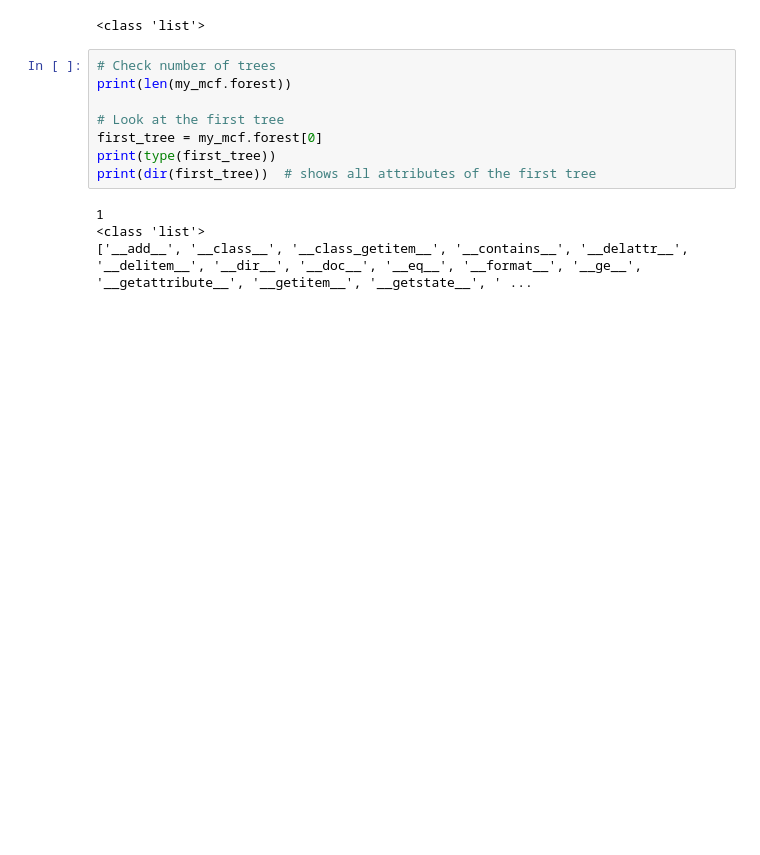
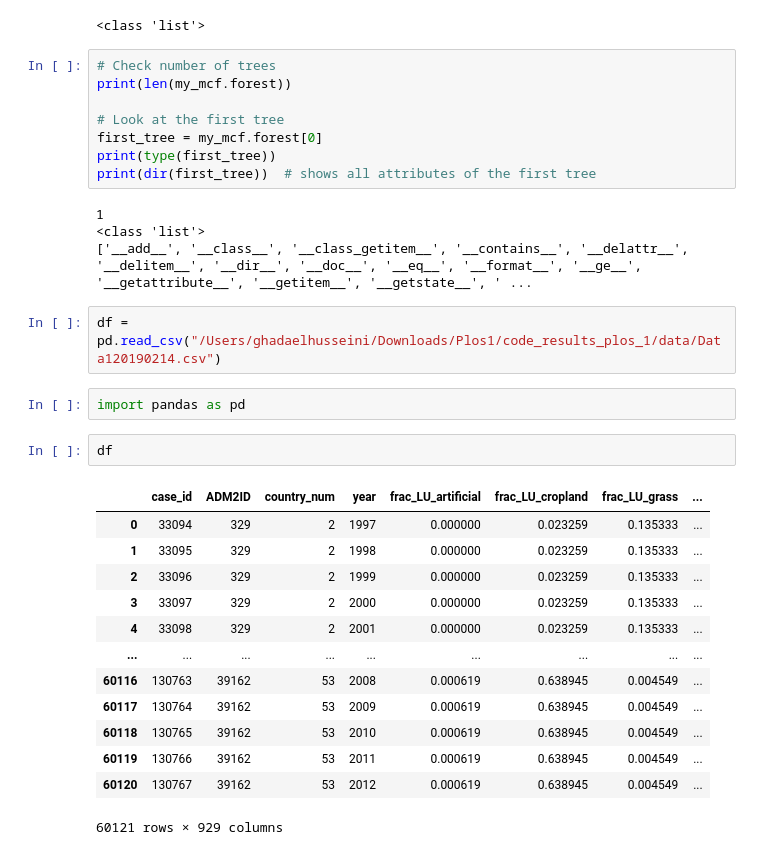
Before and after one commit to GhadaElhusseini/Masters_Thesis, a Jupyter notebook: Example_data.ipynb, the cells around one changed output. Cells and saved outputs as stored; diff of their text form; blank space fills up the shorter version.

```diff
--- a/Example_data.ipynb
+++ b/Example_data.ipynb
@@ -304,3 +304,23 @@ print(dir(first_tree))  # shows all attributes of the first tree
 1
 <class 'list'>
 ['__add__', '__class__', '__class_getitem__', '__contains__', '__delattr__', '__delitem__', '__dir__', '__doc__', '__eq__', '__format__', '__ge__', '__getattribute__', '__getitem__', '__getstate__', ' ...
+# %%
+df = pd.read_csv("/Users/ghadaelhusseini/Downloads/Plos1/code_results_plos_1/data/Data120190214.csv")
+# %%
+import pandas as pd
+# %%
+df
+# %% [output]
+|  | case_id | ADM2ID | country_num | year | frac_LU_artificial | frac_LU_cropland | frac_LU_grass | ... |
+| 0 | 33094 | 329 | 2 | 1997 | 0.000000 | 0.023259 | 0.135333 | ... |
+| 1 | 33095 | 329 | 2 | 1998 | 0.000000 | 0.023259 | 0.135333 | ... |
+| 2 | 33096 | 329 | 2 | 1999 | 0.000000 | 0.023259 | 0.135333 | ... |
+| 3 | 33097 | 329 | 2 | 2000 | 0.000000 | 0.023259 | 0.135333 | ... |
+| 4 | 33098 | 329 | 2 | 2001 | 0.000000 | 0.023259 | 0.135333 | ... |
+| ... | ... | ... | ... | ... | ... | ... | ... | ... |
+| 60116 | 130763 | 39162 | 53 | 2008 | 0.000619 | 0.638945 | 0.004549 | ... |
+| 60117 | 130764 | 39162 | 53 | 2009 | 0.000619 | 0.638945 | 0.004549 | ... |
+| 60118 | 130765 | 39162 | 53 | 2010 | 0.000619 | 0.638945 | 0.004549 | ... |
+| 60119 | 130766 | 39162 | 53 | 2011 | 0.000619 | 0.638945 | 0.004549 | ... |
+| 60120 | 130767 | 39162 | 53 | 2012 | 0.000619 | 0.638945 | 0.004549 | ... |
+60121 rows × 929 columns
```
Also changed, not shown: parts of 4 cells of this notebook, 2 other files.
